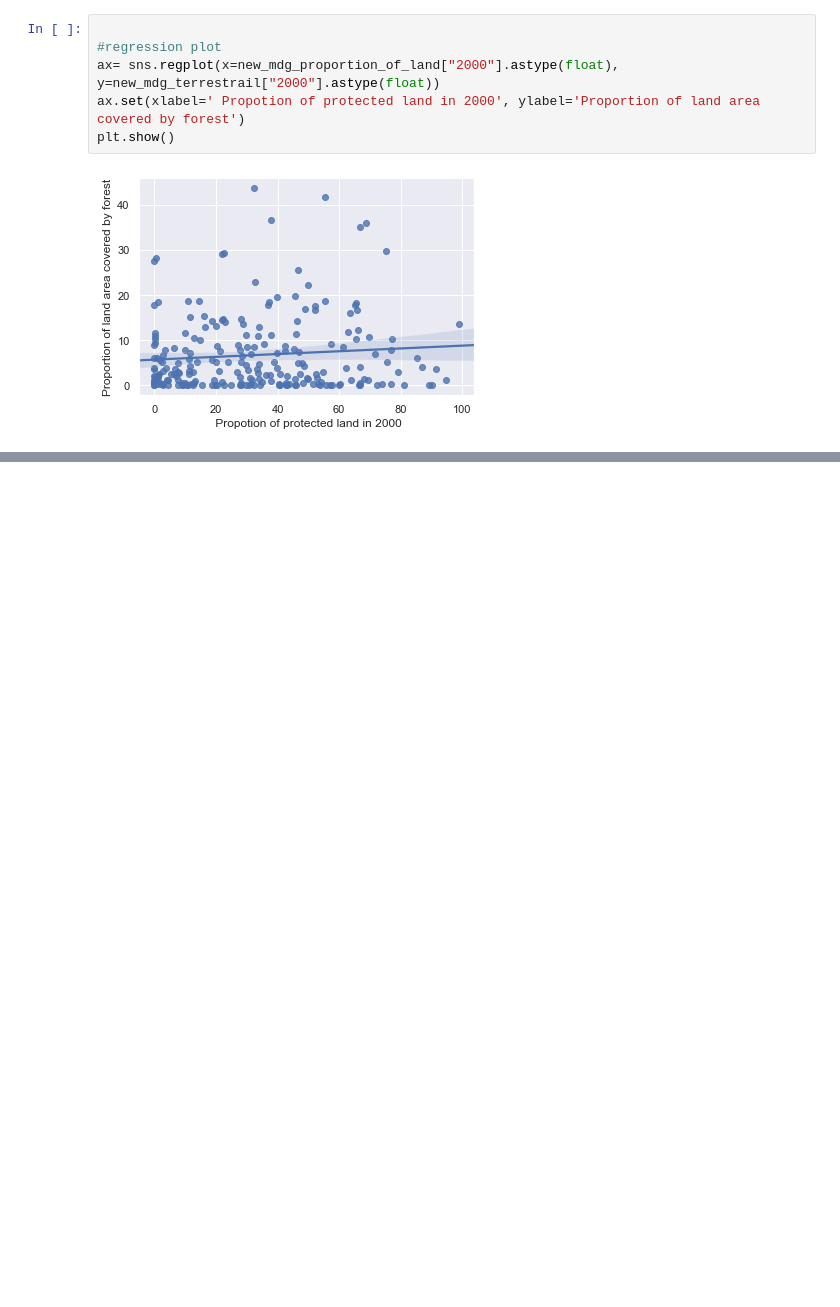
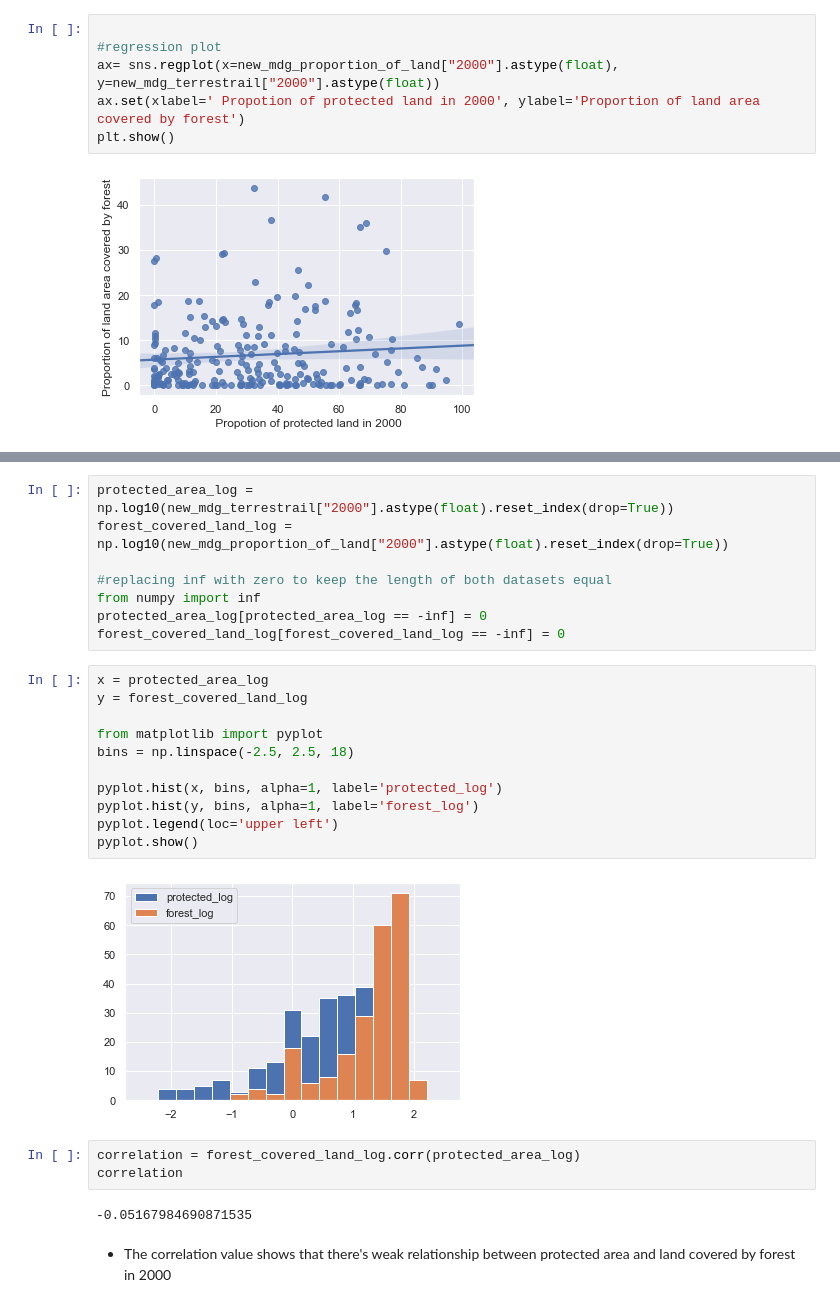
Before and after one commit to KhomotsoT/statistical-thinking, a Jupyter notebook: Statistical-thinking.ipynb, the cells around one changed output, grey strips where cells are left out. Saved outputs shown, nothing was run; the diff lists cells and outputs as text; blank space fills up the shorter version.

```diff
--- a/Statistical-thinking.ipynb
+++ b/Statistical-thinking.ipynb
@@ -645,0 +652,28 @@ plt.show()
+# %%
+protected_area_log =  np.log10(new_mdg_terrestrail["2000"].astype(float).reset_index(drop=True))
+forest_covered_land_log = np.log10(new_mdg_proportion_of_land["2000"].astype(float).reset_index(drop=True))
+
+#replacing inf with zero to keep the length of both datasets equal
+from numpy import inf
+protected_area_log[protected_area_log == -inf] = 0
+forest_covered_land_log[forest_covered_land_log == -inf] = 0
+# %%
+x = protected_area_log
+y = forest_covered_land_log
+
+from matplotlib import pyplot
+bins = np.linspace(-2.5, 2.5, 18)
+
+pyplot.hist(x, bins, alpha=1, label='protected_log')
+pyplot.hist(y, bins, alpha=1, label='forest_log')
+pyplot.legend(loc='upper left')
+pyplot.show()
+# %% [output]
+[figure, added]
+# %%
+correlation = forest_covered_land_log.corr(protected_area_log)
+correlation
+# %% [output]
+-0.05167984690871535
+# %% [markdown]
+* The correlation value shows that there's weak relationship between protected area and land covered by forest in 2000
```
Also changed, not shown: parts of 18 cells of this notebook.
